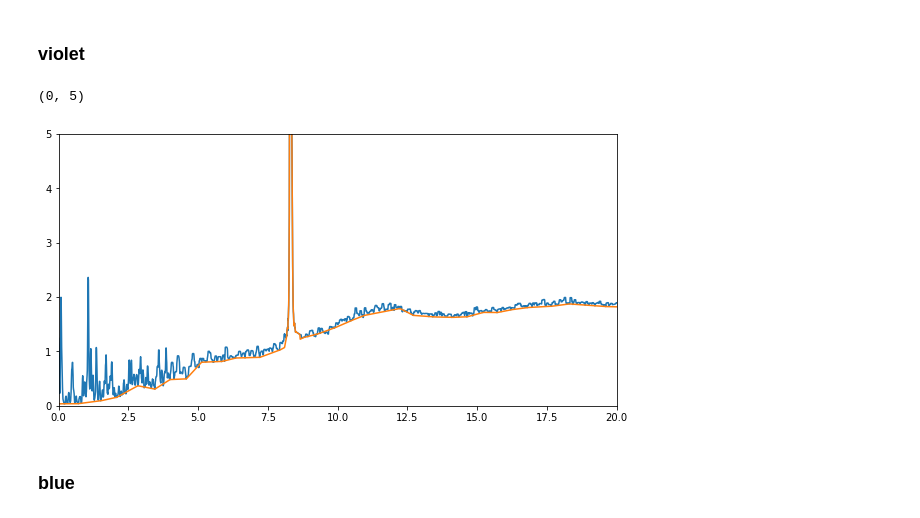
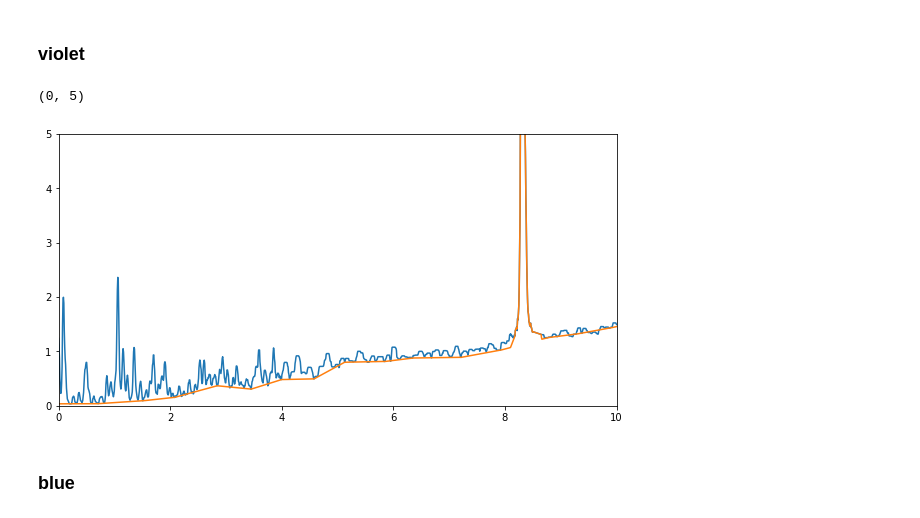
Before and after one commit to Almaz93/neutrino, a Jupyter notebook: double_beta_decay/Almaz's work/calculation/decomposition-Copy3.ipynb, the cells around one changed output. Saved outputs shown, nothing was run; the diff lists cells and outputs as text; code cells hidden in the pictures.

```diff
--- a/double_beta_decay/Almaz's work/calculation/decomposition-Copy3.ipynb
+++ b/double_beta_decay/Almaz's work/calculation/decomposition-Copy3.ipynb
@@ -157,22 +157,22 @@ plt.ylim(0,10)
 # %%
 violet_0_4 = pd.read_csv('../B(GT) peaks processing/recognition/violet/0-4.csv',
                          sep=';', decimal=',', names=['x','y'], header=None)
 violetIAS = pd.read_csv('../B(GT) peaks processing/recognition/violet/IAS.csv',
                          sep=';', decimal=',', names=['x','y'], header=None)
 violet_4_28 = pd.read_csv('../B(GT) peaks processing/recognition/violet/4-28.csv',
                          sep=';', decimal=',', names=['x','y'], header=None)
 
 violet_full, violet_smothed = prepare_data(data_to_fit_x, violet_0_4, violetIAS,
                                            violet_4_28)
 
 plt.figure(figsize=(10,5))
 plt.plot(violet_full['x'].values, violet_full['y'].values)
 plt.plot(data_to_fit_x, violet_smothed)
-plt.xlim(0,20)
+plt.xlim(0,10)
 plt.ylim(0,5)
 # %% [output]
 (0, 5)
-[figure, old version]
+[figure, new version]
 # %% [markdown]
 ### blue
 # %%
```
Also changed, not shown: parts of 27 cells of this notebook, 2 other files.
